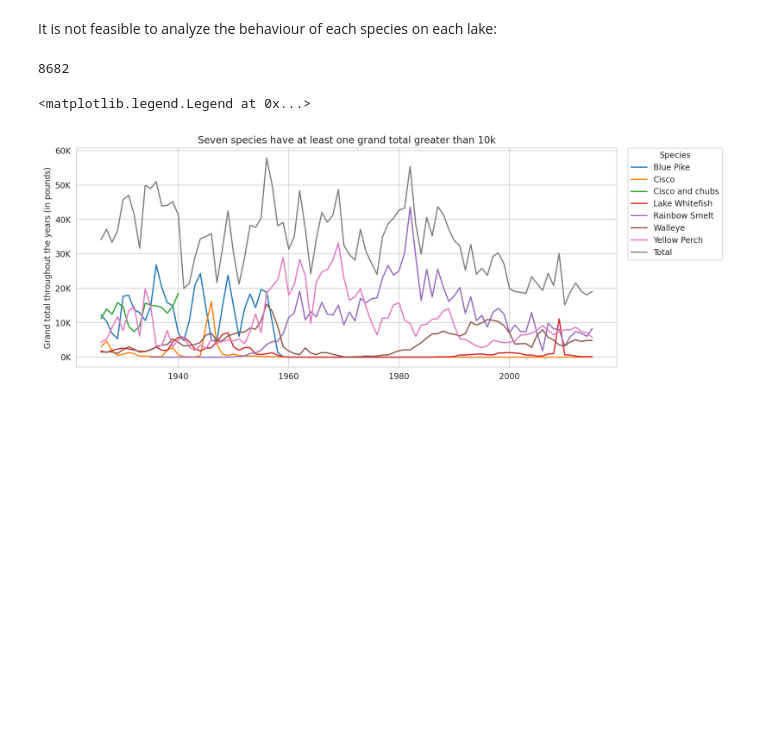
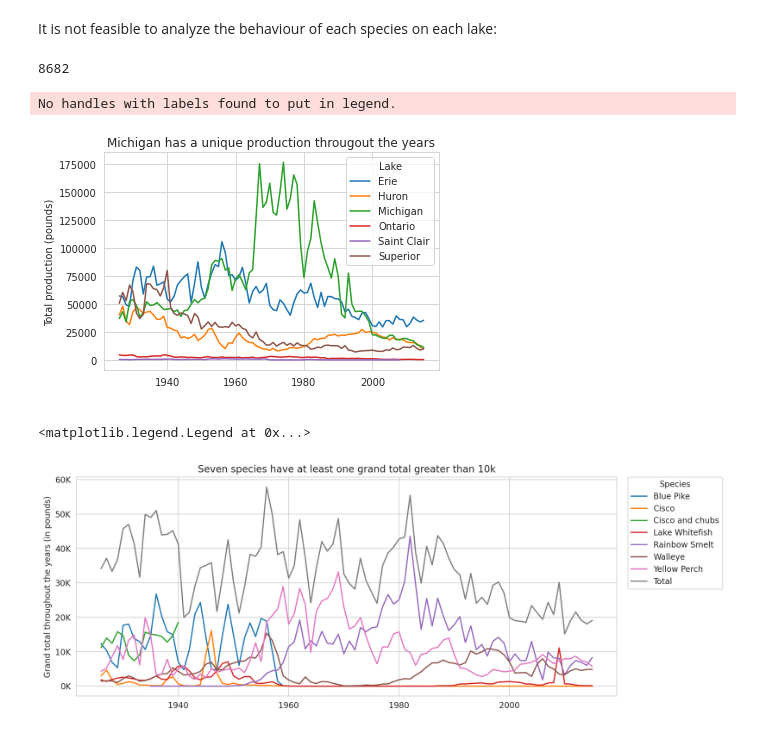
Before and after one commit to tayrone/tidy_tuesday_python, a Jupyter notebook: fishing_210608.ipynb, the cells around one changed output. Saved outputs shown, nothing was run; the diff lists cells and outputs as text; code cells hidden in the pictures; blank space fills up the shorter version.

```diff
--- a/fishing_210608.ipynb
+++ b/fishing_210608.ipynb
@@ -85,21 +85,23 @@ year_total = year_total.reset_index()[['year', 'species', 'grand_total']]
 # %%
 grand_total = grand_total.append(year_total, ignore_index = True)
 # %%
-#plt.figure(figsize = (12, 5), dpi = 200)
-#sns.set_style("whitegrid")
+plt.figure(figsize = (12, 5), dpi = 200)
 
 plt.ticklabel_format(style = 'sci', axis = 'y')
 plt.title('Michigan has a unique production througout the years')
 plt.ylabel('Total production (pounds)')
 plt.xlabel(' ')
 plt.legend(title = 'Lake')
 
 # plt.legend(bbox_to_anchor=(1.05, 1), loc=2, borderaxespad=0.)
 
 ax = sns.lineplot(x = 'year', y = 'values', data = fishing_sum, hue = 'lake',)
 
 ax.legend(title = 'Lake')
 plt.show(ax)
+# %% [output]
+No handles with labels found to put in legend.
+[figure, added]
 # %%
 plt.figure(figsize = (12, 5), dpi = 200)
 
```
Also changed, not shown: parts of 8 cells of this notebook.
